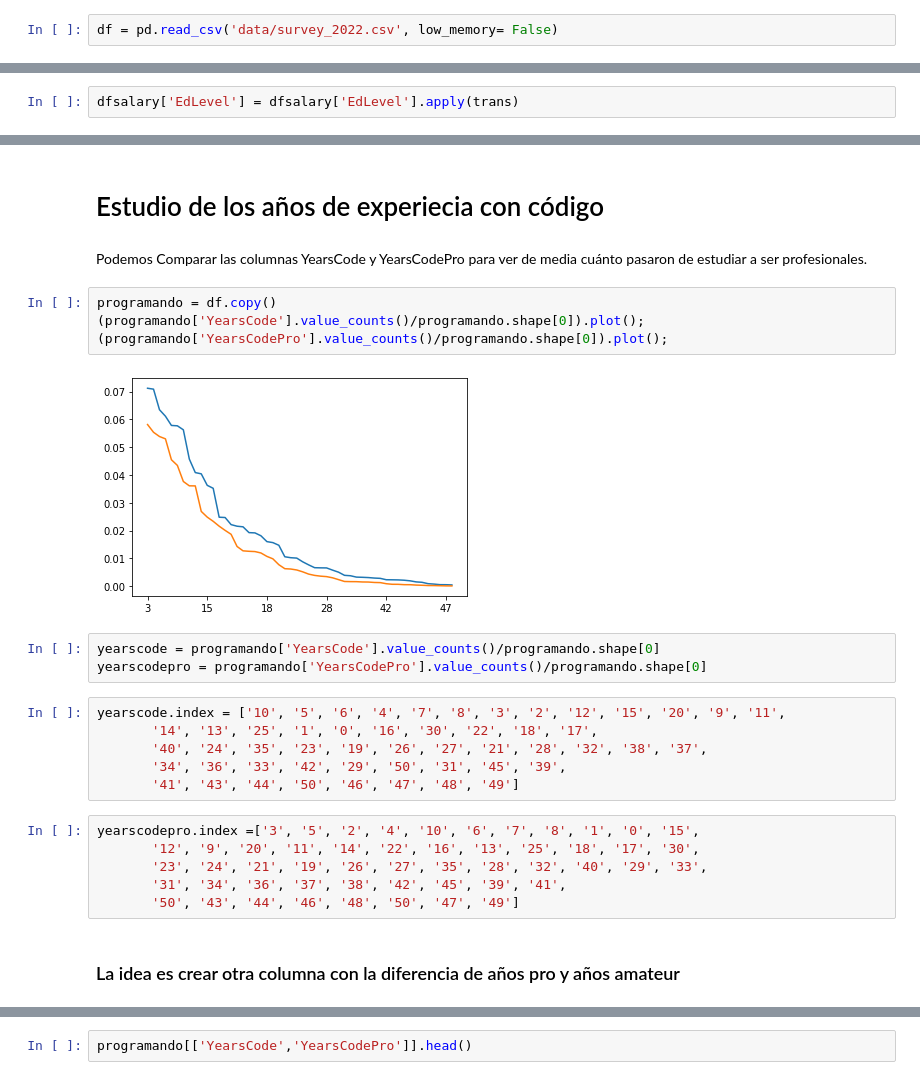
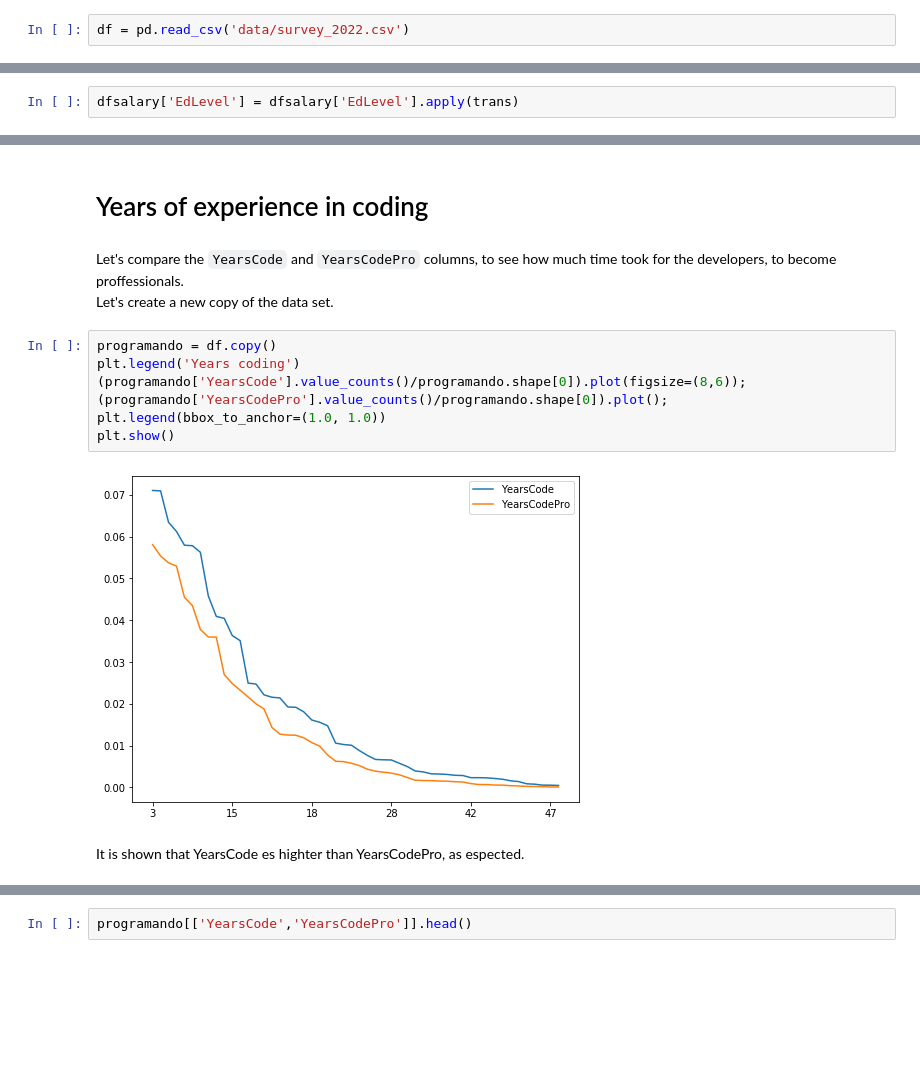
Before and after one commit to pingwie/stackoverflow, a Jupyter notebook: StackOverflow_22.ipynb, the cells around one changed output, grey strips where cells are left out. Saved outputs shown, nothing was run; the diff lists cells and outputs as text; blank space fills up the shorter version.

```diff
--- a/StackOverflow_22.ipynb
+++ b/StackOverflow_22.ipynb
@@ -6,7 +9,7 @@ import matplotlib.pyplot as plt
 from collections import defaultdict
 %matplotlib inline
 # %%
-df = pd.read_csv('data/survey_2022.csv', low_memory= False)
+df = pd.read_csv('data/survey_2022.csv')
 # %%
 fd = pd.read_csv('data/schema_2022.csv')
 # %%
@@ -275,27 +306,16 @@ remoto.plot(kind= 'barh');
 # %% [markdown]
-# Estudio de los años de experiecia con código
+# Years of experience in coding
 # %% [markdown]
-Podemos Comparar las columnas YearsCode y YearsCodePro para ver de media cuánto pasaron de estudiar a ser profesionales.
+Let's compare the `YearsCode` and `YearsCodePro` columns, to see how much time took for the developers, to become proffessionals.
+Let's create a new copy of the data set.
 # %%
 programando = df.copy()
-(programando['YearsCode'].value_counts()/programando.shape[0]).plot();
+plt.legend('Years coding')
+(programando['YearsCode'].value_counts()/programando.shape[0]).plot(figsize=(8,6));
 (programando['YearsCodePro'].value_counts()/programando.shape[0]).plot();
+plt.legend(bbox_to_anchor=(1.0, 1.0))
+plt.show()
 # %% [output]
-[figure, old version]
+[figure, new version]
-# %%
-yearscode = programando['YearsCode'].value_counts()/programando.shape[0]
-yearscodepro = programando['YearsCodePro'].value_counts()/programando.shape[0]
-# %%
-yearscode.index = ['10', '5', '6', '4', '7', '8', '3', '2', '12', '15', '20', '9', '11',
-       '14', '13', '25', '1', '0', '16', '30', '22', '18', '17',
-       '40', '24', '35', '23', '19', '26', '27', '21', '28', '32', '38', '37',
-       '34', '36', '33', '42', '29', '50', '31', '45', '39',
-       '41', '43', '44', '50', '46', '47', '48', '49']
-# %%
-yearscodepro.index =['3', '5', '2', '4', '10', '6', '7', '8', '1', '0', '15',
-       '12', '9', '20', '11', '14', '22', '16', '13', '25', '18', '17', '30',
-       '23', '24', '21', '19', '26', '27', '35', '28', '32', '40', '29', '33',
-       '31', '34', '36', '37', '38', '42', '45', '39', '41',
-       '50', '43', '44', '46', '48', '50', '47', '49']
-# %% [markdown]
-### La idea es crear otra columna con la diferencia de años pro y años amateur
+# %% [markdown]
+It is shown that YearsCode es highter than YearsCodePro, as espected.
```
Also changed, not shown: parts of 71 cells of this notebook.
